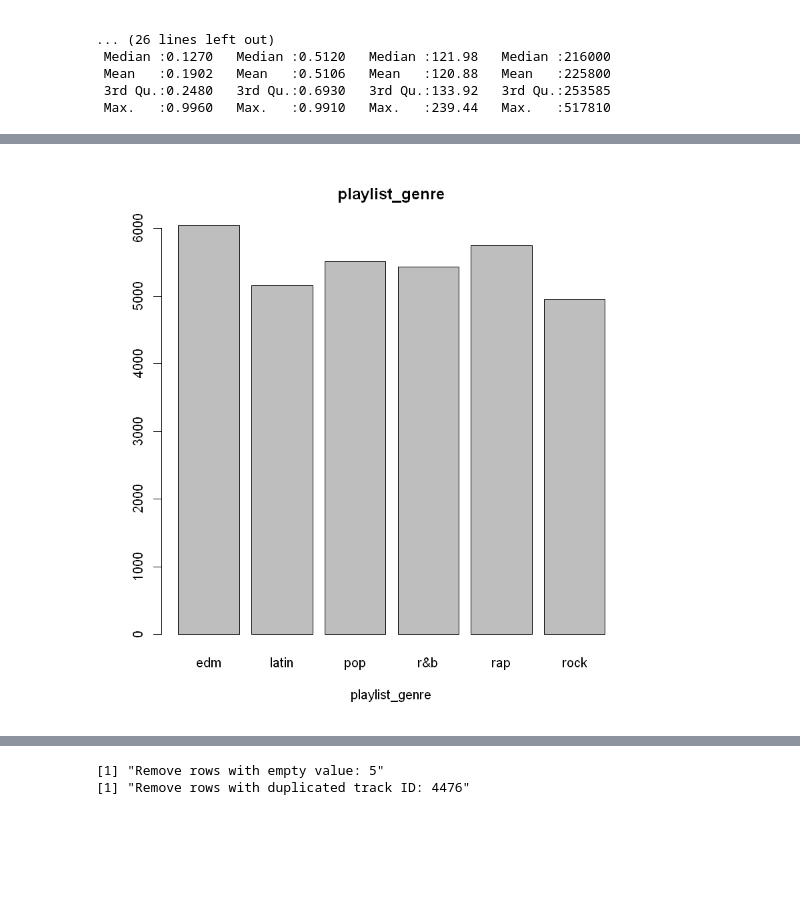
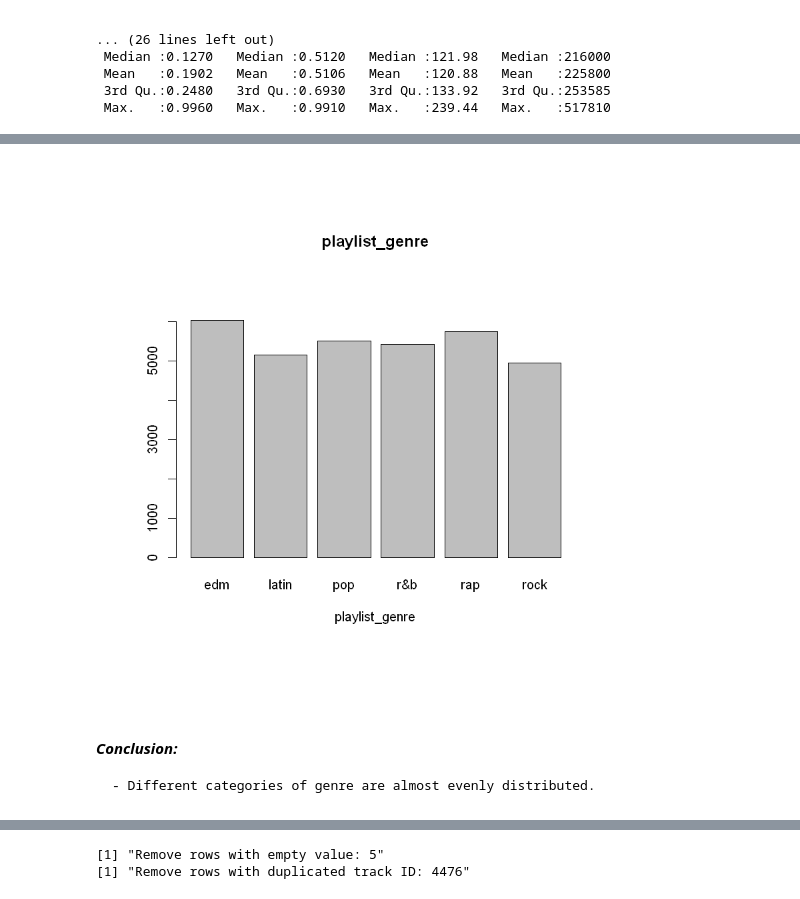
Before and after one commit to ignitewtk/Data-Science-Sample-Project-Report, a Jupyter notebook: Spotify.ipynb, the cells around one changed output, grey strips where cells are left out. Drawn from its saved outputs; the diff is of its cells as text; code cells hidden in the pictures; blank space fills up the shorter version.

```diff
--- a/Spotify.ipynb
+++ b/Spotify.ipynb
@@ -82,5 +99,10 @@ https://github.com/IRkernel/repr/wiki/Problems-with-unicode-on-windows
 # %%
+par(mar=c(10, 5, 10, 5))
 barplot(table(raw_data[, "playlist_genre"]), main="playlist_genre", xlab="playlist_genre")
 # %% [output]
-[figure, old version]
+[figure, new version]
+# %% [markdown]
+***Conclusion:***
+
+    - Different categories of genre are almost evenly distributed.
 # %%
```
Also changed, not shown: parts of 34 cells of this notebook.
